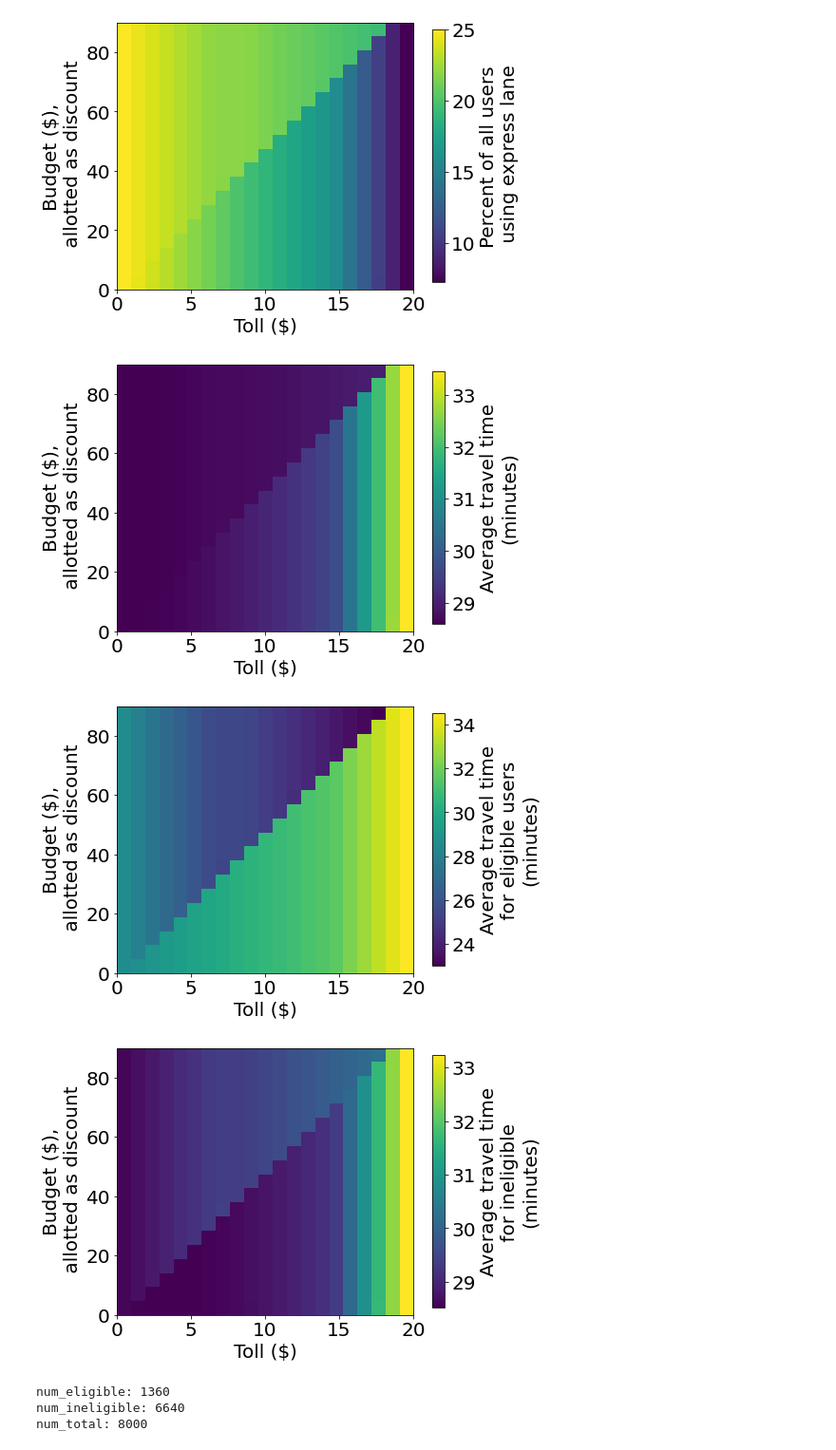
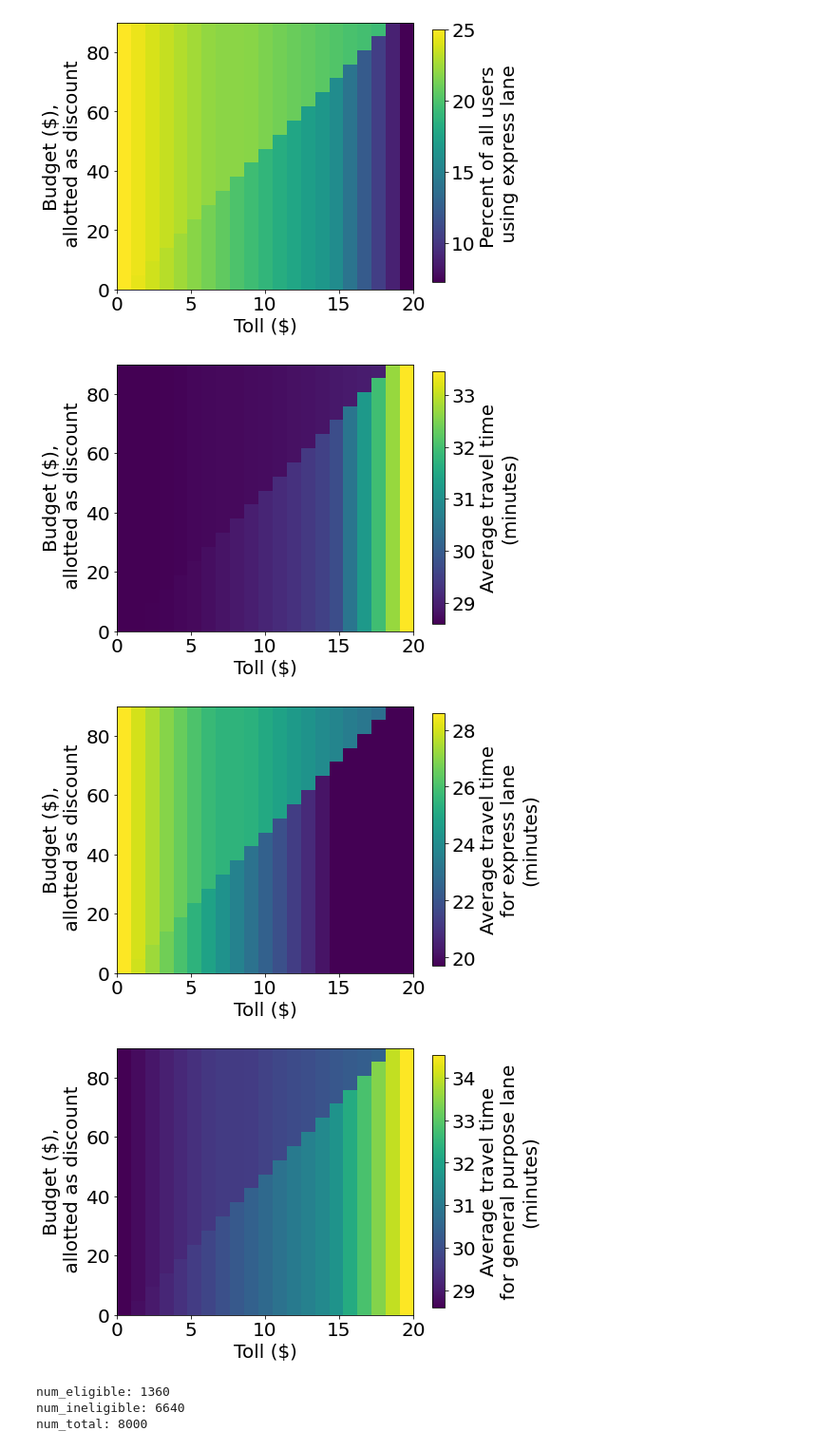
Before and after one commit to chihyuanchiu/CBCP_Credit_Discount, a Jupyter notebook: frank/Plots_Discount.ipynb, the cells around one changed output. Shown at 95% size. Cells and saved outputs as stored; diff of their text form; code cells hidden in the pictures.

```diff
--- a/frank/Plots_Discount.ipynb
+++ b/frank/Plots_Discount.ipynb
@@ -433,7 +433,7 @@ t_1 = time.time()
 
 lambda_E = 1.0
 lambda_I = 0.0
-lambda_R = 0.0
+lambda_R = 1.0
 
 objective = np.zeros((tau_arr.shape[0], B_arr.shape[0] ))
 min_objective = None
@@ -975,37 +980,37 @@ side_by_side_figs(x_plot,y_plot,[100*exp_all_discount.T],'Toll ($)','Budget ($),
 # %%
 ###### Average travel times ######
 # side_by_side_figs(x_plot,y_plot,[avg_tt_discount.T],'Toll ($)','Budget ($),\n allotted as discount',
 #                   ["Average travel time\n(minutes)"],'Avg_TravelTime_2d',dimensions='2df',textSize=20)
 # side_by_side_figs(x_plot,y_plot,[avg_EL_tt_discount.T],'Toll ($)','Budget ($),\n allotted as discount',
 #                   ["Average travel time, eligible \n(minutes)"],'AvgTravelTimesE_2d',dimensions='2df',textSize=20)
 # side_by_side_figs(x_plot,y_plot,[avg_GP_tt_discount.T],'Toll ($)','Budget ($),\n allotted as discount',
 #                   ["Average travel time, ineligible \n(minutes)"],'AvgTravelTimesNE_2d',dimensions='2df',textSize=20)
 
 # min_val_specified = 20
 # max_val_specified = 35
 
 # min_val_specified = None
 # max_val_specified = None
 
 side_by_side_figs(x_plot,y_plot,[avg_tt_discount.T],'Toll ($)','Budget ($),\n allotted as discount',
                   ["Average travel time\n(minutes)"],'Avg_TravelTime_2d',dimensions='2df',textSize=20, \
                   min_val_specified = None, max_val_specified = None)
-side_by_side_figs(x_plot,y_plot,[avg_tt_el_discount.T],'Toll ($)','Budget ($),\n allotted as discount',
-                  ["Average travel time\n for eligible users \n(minutes)"],'AvgTravelTimesE_2d',dimensions='2df',textSize=20, \
+# side_by_side_figs(x_plot,y_plot,[avg_tt_el_discount.T],'Toll ($)','Budget ($),\n allotted as discount',
+#                   ["Average travel time\n for eligible users \n(minutes)"],'AvgTravelTimesE_2d',dimensions='2df',textSize=20, \
+#                   min_val_specified = None, max_val_specified = None)
+# side_by_side_figs(x_plot,y_plot,[avg_tt_in_discount.T],'Toll ($)','Budget ($),\n allotted as discount',
+#                   ["Average travel time\n for ineligible \n(minutes)"],'AvgTravelTimesNE_2d',dimensions='2df',textSize=20, \
+#                   min_val_specified = None, max_val_specified = None)
+side_by_side_figs(x_plot,y_plot,[avg_EL_tt_discount.T],'Toll ($)','Budget ($),\n allotted as discount',
+                  ["Average travel time\n for express lane \n(minutes)"],'AvgTravelTimesE_2d',dimensions='2df',textSize=20, \
                   min_val_specified = None, max_val_specified = None)
-side_by_side_figs(x_plot,y_plot,[avg_tt_in_discount.T],'Toll ($)','Budget ($),\n allotted as discount',
-                  ["Average travel time\n for ineligible \n(minutes)"],'AvgTravelTimesNE_2d',dimensions='2df',textSize=20, \
+side_by_side_figs(x_plot,y_plot,[avg_GP_tt_discount.T],'Toll ($)','Budget ($),\n allotted as discount',
+                  ["Average travel time\n for general purpose lane \n(minutes)"],'AvgTravelTimesNE_2d',dimensions='2df',textSize=20, \
                   min_val_specified = None, max_val_specified = None)
-# side_by_side_figs(x_plot,y_plot,[avg_EL_tt_discount.T],'Toll ($)','Budget ($),\n allotted as discount',
-#                   ["Average travel time, express \n(minutes)"],'AvgTravelTimesE_2d',dimensions='2df',textSize=20, \
-#                   min_val_specified = None, max_val_specified = None)
-# side_by_side_figs(x_plot,y_plot,[avg_GP_tt_discount.T],'Toll ($)','Budget ($),\n allotted as discount',
-#                   ["Average travel time, general purpose \n(minutes)"],'AvgTravelTimesNE_2d',dimensions='2df',textSize=20, \
-#                   min_val_specified = None, max_val_specified = None)
 # %% [output]
 [figure]
-[figure, old version]
+[figure, new version]
-[figure, old version]
+[figure, new version]
 # %%
 # avg_tt_el_discount
 # %%
```
Also changed, not shown: parts of 11 cells of this notebook, 3 other files.
